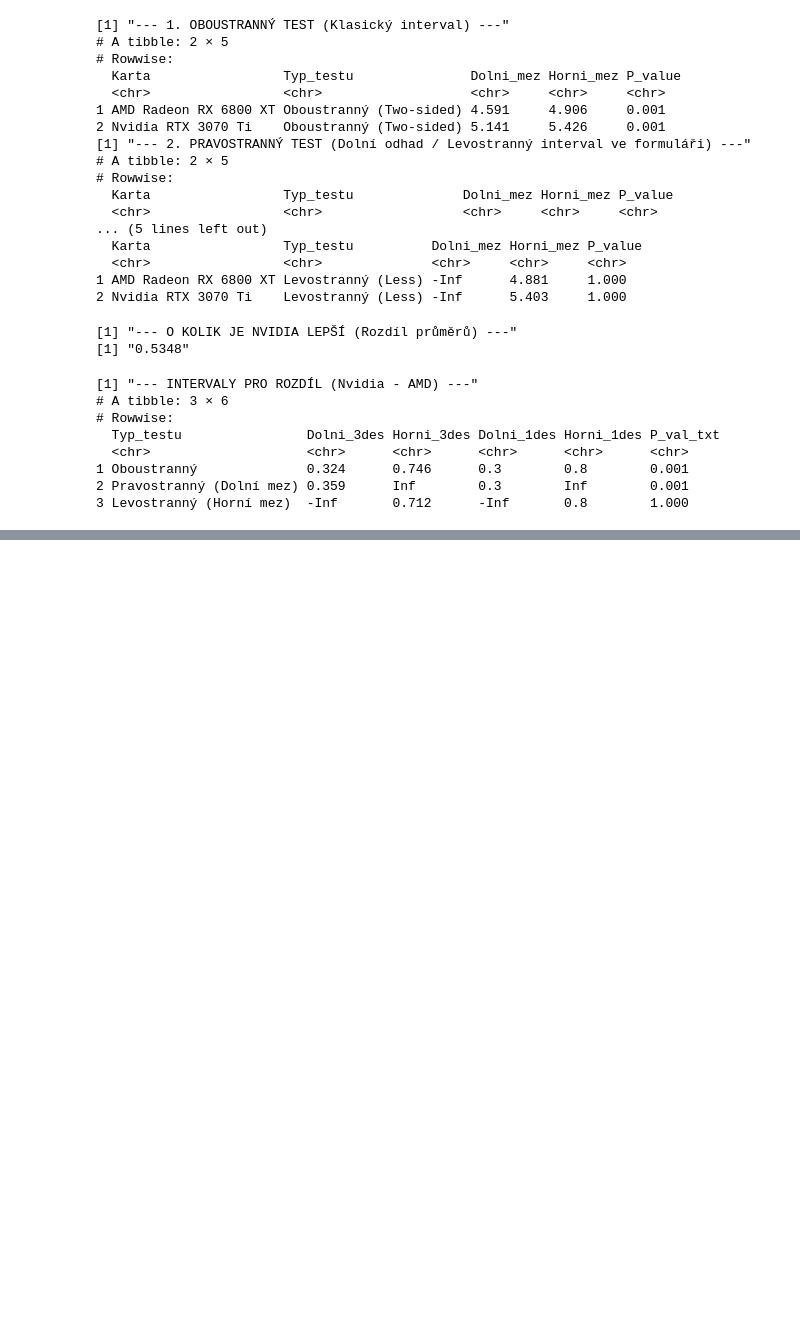
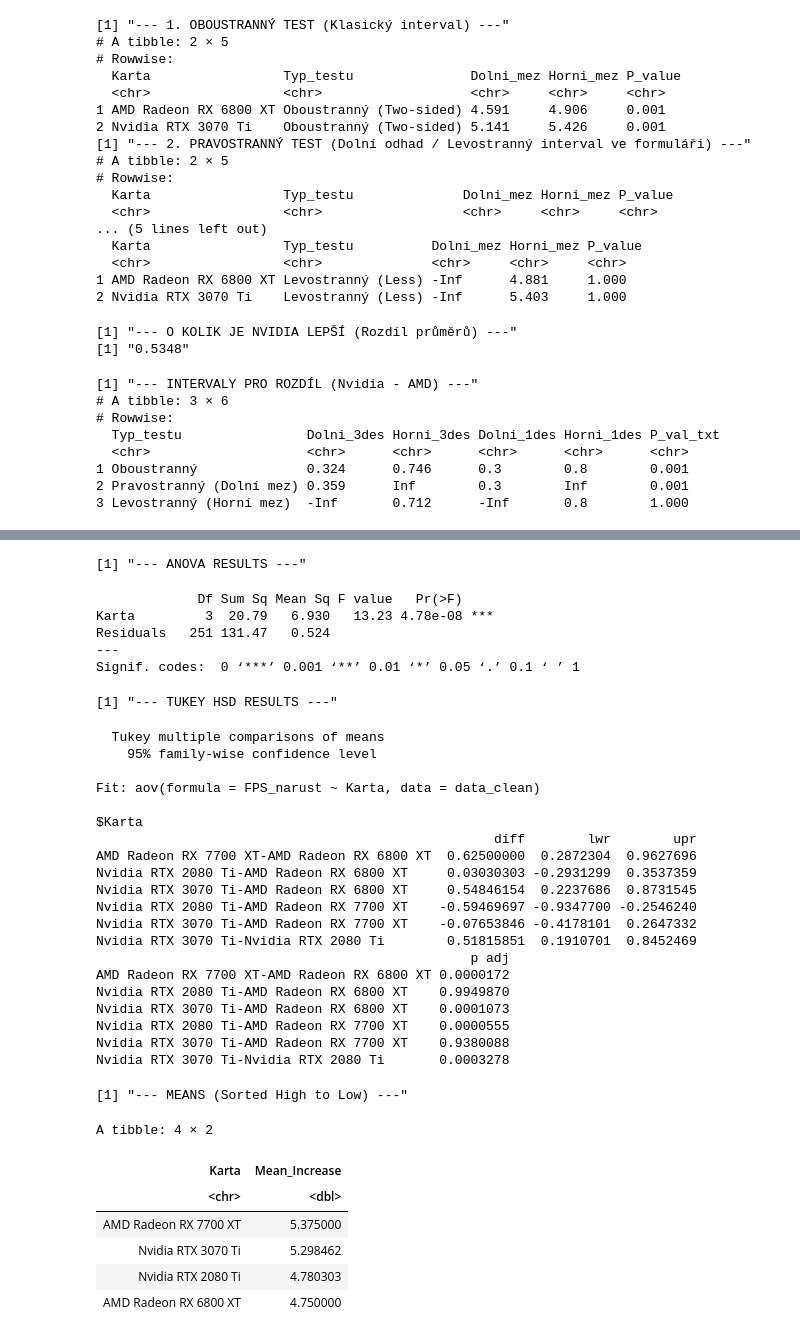
Before and after one commit to patrick11514/VSB, a Jupyter notebook: Semester7/PS/DU/main.ipynb, the cells around one changed output, grey strips where cells are left out. Cells and saved outputs as stored; diff of their text form; code cells hidden in the pictures; blank space fills up the shorter version.

```diff
--- a/Semester7/PS/DU/main.ipynb
+++ b/Semester7/PS/DU/main.ipynb
@@ -787,0 +966,78 @@ print(vysledky_rozdil)
+# %%
+library(tidyverse)
+library(readxl)
+library(rstatix)
+
+# 1. Load and Prepare Data
+data <- read_excel("FPS_data.xlsx", sheet = "Vysledky mereni") %>%
+  pivot_longer(
+    cols = -id,
+    names_to = c("Karta", "Status"),
+    names_pattern = "(.*) average FPS (.*) \\(FPS\\)",
+    values_to = "FPS"
+  ) %>%
+  drop_na(FPS) %>%
+  pivot_wider(names_from = Status, values_from = FPS) %>%
+  mutate(FPS_narust = patched - release)
+
+# 2. Remove Outliers (Crucial step according to assignment)
+outliers <- data %>%
+  group_by(Karta) %>%
+  identify_outliers(FPS_narust)
+
+data_clean <- data %>%
+  anti_join(outliers, by = "id")
+
+# 3. Perform ANOVA
+# H0: Mean FPS increase is the same for all cards
+anova_model <- aov(FPS_narust ~ Karta, data = data_clean)
+print("--- ANOVA RESULTS ---")
+summary(anova_model)
+
+# 4. Perform Tukey HSD (Post-hoc)
+# Identifies which specific pairs of cards are different
+print("--- TUKEY HSD RESULTS ---")
+TukeyHSD(anova_model)
+
+# 5. Calculate Means for Grouping
+print("--- MEANS (Sorted High to Low) ---")
+data_clean %>%
+  group_by(Karta) %>%
+  summarise(Mean_Increase = mean(FPS_narust)) %>%
+  arrange(desc(Mean_Increase))
+# %% [output]
+[1] "--- ANOVA RESULTS ---"
+             Df Sum Sq Mean Sq F value   Pr(>F)
+Karta         3  20.79   6.930   13.23 4.78e-08 ***
+Residuals   251 131.47   0.524
+---
+Signif. codes:  0 ‘***’ 0.001 ‘**’ 0.01 ‘*’ 0.05 ‘.’ 0.1 ‘ ’ 1
+[1] "--- TUKEY HSD RESULTS ---"
+  Tukey multiple comparisons of means
+    95% family-wise confidence level
+
+Fit: aov(formula = FPS_narust ~ Karta, data = data_clean)
+
+$Karta
+                                                   diff        lwr        upr
+AMD Radeon RX 7700 XT-AMD Radeon RX 6800 XT  0.62500000  0.2872304  0.9627696
+Nvidia RTX 2080 Ti-AMD Radeon RX 6800 XT     0.03030303 -0.2931299  0.3537359
+Nvidia RTX 3070 Ti-AMD Radeon RX 6800 XT     0.54846154  0.2237686  0.8731545
+Nvidia RTX 2080 Ti-AMD Radeon RX 7700 XT    -0.59469697 -0.9347700 -0.2546240
+Nvidia RTX 3070 Ti-AMD Radeon RX 7700 XT    -0.07653846 -0.4178101  0.2647332
+Nvidia RTX 3070 Ti-Nvidia RTX 2080 Ti        0.51815851  0.1910701  0.8452469
+                                                p adj
+AMD Radeon RX 7700 XT-AMD Radeon RX 6800 XT 0.0000172
+Nvidia RTX 2080 Ti-AMD Radeon RX 6800 XT    0.9949870
+Nvidia RTX 3070 Ti-AMD Radeon RX 6800 XT    0.0001073
+Nvidia RTX 2080 Ti-AMD Radeon RX 7700 XT    0.0000555
+Nvidia RTX 3070 Ti-AMD Radeon RX 7700 XT    0.9380088
+Nvidia RTX 3070 Ti-Nvidia RTX 2080 Ti       0.0003278
+[1] "--- MEANS (Sorted High to Low) ---"
+A tibble: 4 × 2
+| Karta | Mean_Increase |
+| <chr> | <dbl> |
+| AMD Radeon RX 7700 XT | 5.375000 |
+| Nvidia RTX 3070 Ti | 5.298462 |
+| Nvidia RTX 2080 Ti | 4.780303 |
+| AMD Radeon RX 6800 XT | 4.750000 |
```
Also changed, not shown: parts of 11 cells of this notebook, 10 other files.
